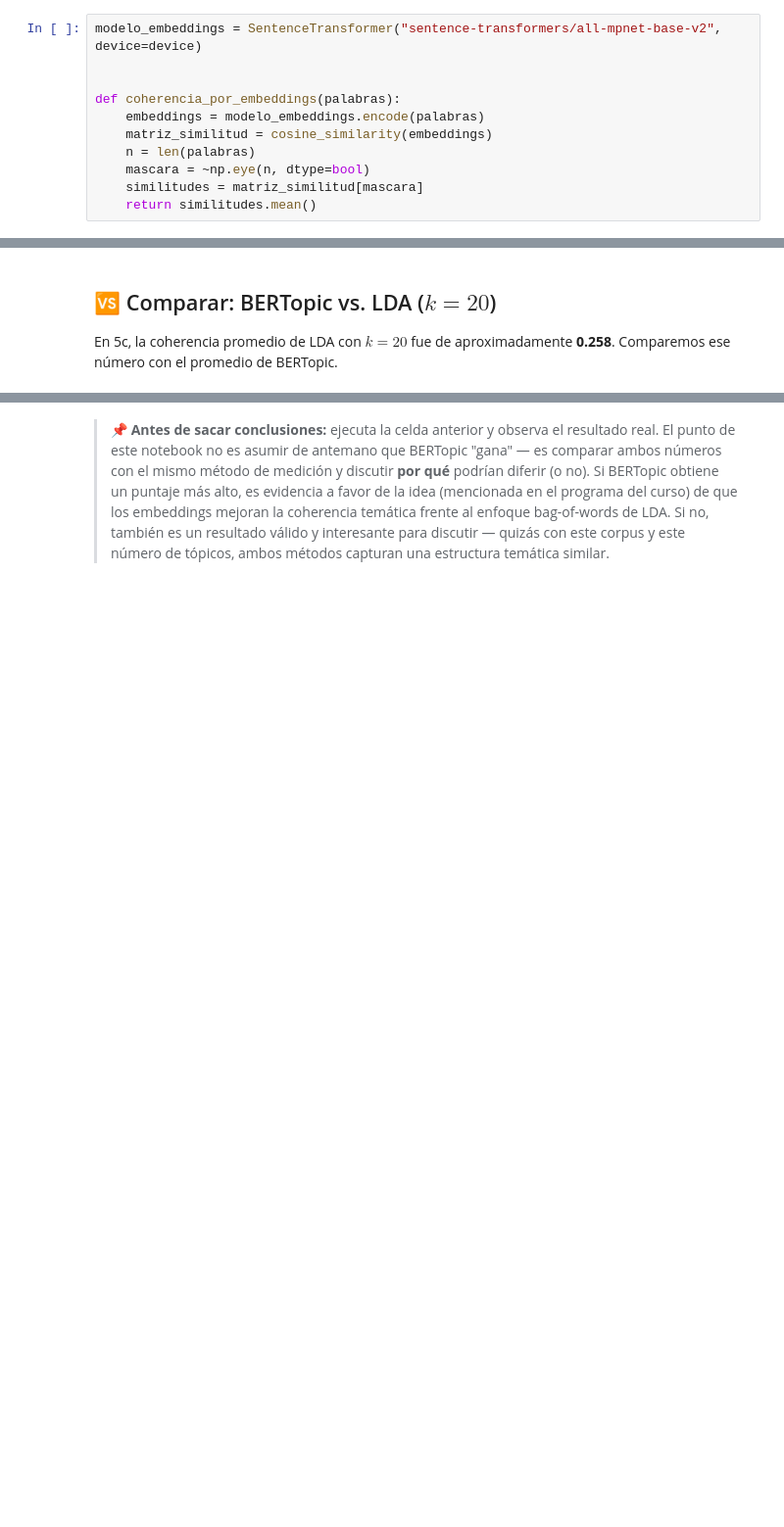
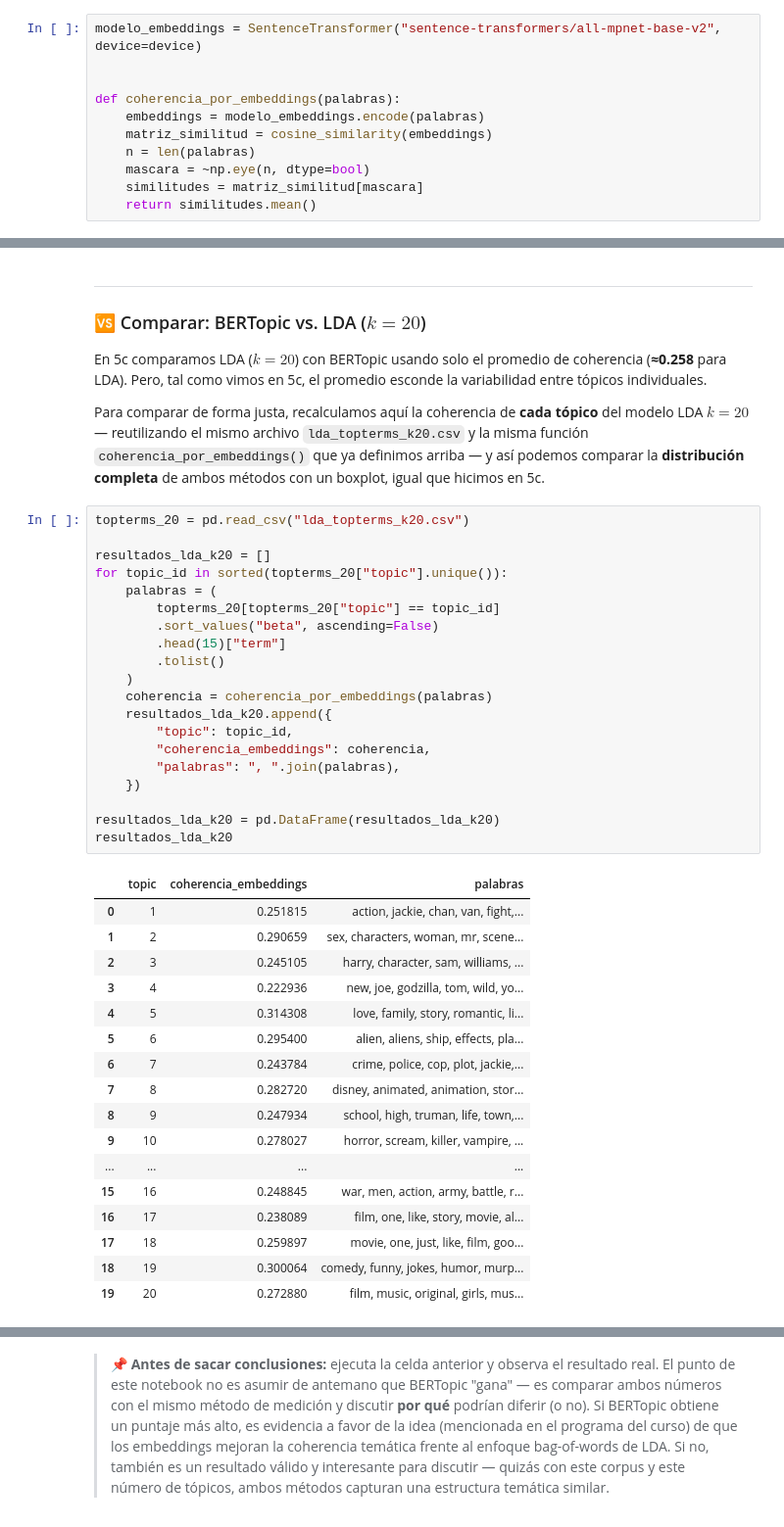
Before and after one commit to fdiaz1968/NLP, a Jupyter notebook: docs/clases/Unidad_5d_Bertopic.ipynb, the cells around one changed output, grey strips where cells are left out. Shown at 98% size. Drawn from its saved outputs; the diff is of its cells as text; blank space fills up the shorter version.

```diff
--- a/docs/clases/Unidad_5d_Bertopic.ipynb
+++ b/docs/clases/Unidad_5d_Bertopic.ipynb
@@ -235,4 +528,45 @@ resultados_bertopic
 # %% [markdown]
-## 🆚 Comparar: BERTopic vs. LDA ($k=20$)
+---
+### 🆚 Comparar: BERTopic vs. LDA ($k=20$)
 
-En 5c, la coherencia promedio de LDA con $k=20$ fue de aproximadamente **0.258**. Comparemos ese número con el promedio de BERTopic.
+En 5c comparamos LDA ($k=20$) con BERTopic usando solo el promedio de coherencia (**≈0.258** para LDA). Pero, tal como vimos en 5c, el promedio esconde la variabilidad entre tópicos individuales.
+
+Para comparar de forma justa, recalculamos aquí la coherencia de **cada tópico** del modelo LDA $k=20$ — reutilizando el mismo archivo `lda_topterms_k20.csv` y la misma función `coherencia_por_embeddings()` que ya definimos arriba — y así podemos comparar la **distribución completa** de ambos métodos con un boxplot, igual que hicimos en 5c.
+# %%
+topterms_20 = pd.read_csv("lda_topterms_k20.csv")
+
+resultados_lda_k20 = []
+for topic_id in sorted(topterms_20["topic"].unique()):
+    palabras = (
+        topterms_20[topterms_20["topic"] == topic_id]
+        .sort_values("beta", ascending=False)
+        .head(15)["term"]
+        .tolist()
+    )
+    coherencia = coherencia_por_embeddings(palabras)
+    resultados_lda_k20.append({
+        "topic": topic_id,
+        "coherencia_embeddings": coherencia,
+        "palabras": ", ".join(palabras),
+    })
+
+resultados_lda_k20 = pd.DataFrame(resultados_lda_k20)
+resultados_lda_k20
+# %% [output]
+|  | topic | coherencia_embeddings | palabras |
+| 0 | 1 | 0.251815 | action, jackie, chan, van, fight,... |
+| 1 | 2 | 0.290659 | sex, characters, woman, mr, scene... |
+| 2 | 3 | 0.245105 | harry, character, sam, williams, ... |
+| 3 | 4 | 0.222936 | new, joe, godzilla, tom, wild, yo... |
+| 4 | 5 | 0.314308 | love, family, story, romantic, li... |
+| 5 | 6 | 0.295400 | alien, aliens, ship, effects, pla... |
+| 6 | 7 | 0.243784 | crime, police, cop, plot, jackie,... |
+| 7 | 8 | 0.282720 | disney, animated, animation, stor... |
+| 8 | 9 | 0.247934 | school, high, truman, life, town,... |
+| 9 | 10 | 0.278027 | horror, scream, killer, vampire, ... |
+| ... | ... | ... | ... |
+| 15 | 16 | 0.248845 | war, men, action, army, battle, r... |
+| 16 | 17 | 0.238089 | film, one, like, story, movie, al... |
+| 17 | 18 | 0.259897 | movie, one, just, like, film, goo... |
+| 18 | 19 | 0.300064 | comedy, funny, jokes, humor, murp... |
+| 19 | 20 | 0.272880 | film, music, original, girls, mus... |
```
Also changed, not shown: parts of 45 cells of this notebook, 2 other files.
